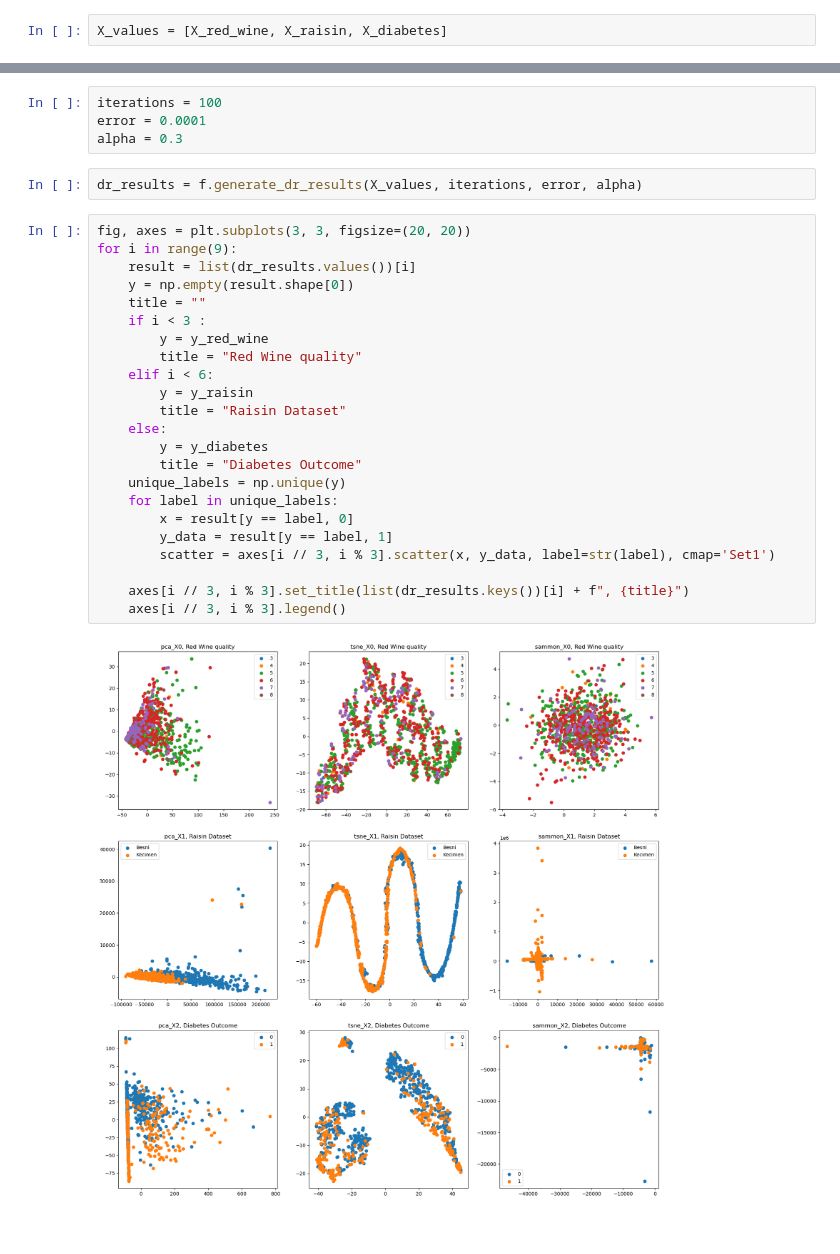
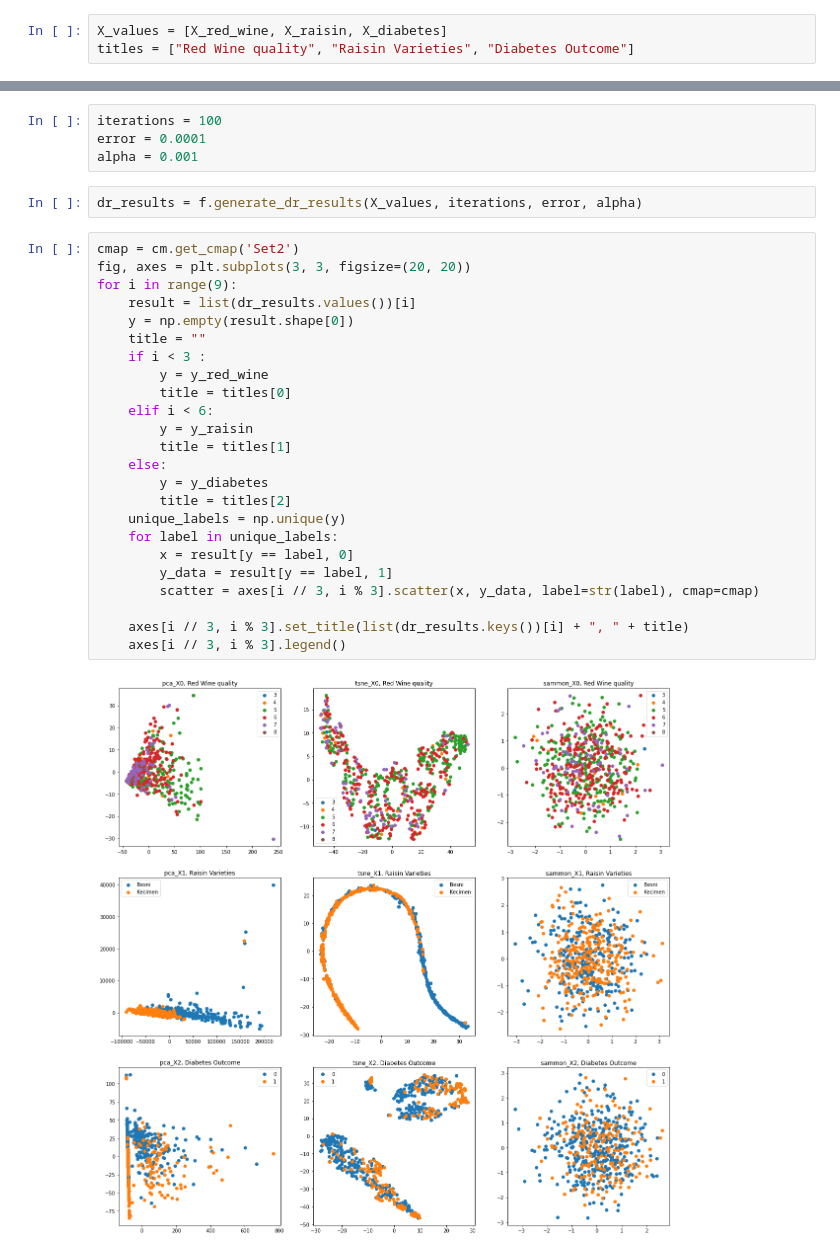
Before and after one commit to djolodjolo23/machine_learning_a4, a Jupyter notebook: Exercise3_new.ipynb, the cells around one changed output, grey strips where cells are left out. Drawn from its saved outputs; the diff is of its cells as text.

```diff
--- a/Exercise3_new.ipynb
+++ b/Exercise3_new.ipynb
@@ -16,5 +16,6 @@ X_diabetes = diabetes.drop('Outcome', axis=1).to_numpy()
 y_diabetes = diabetes['Outcome'].to_numpy()
 # %%
 X_values = [X_red_wine, X_raisin, X_diabetes]
+titles = ["Red Wine quality", "Raisin Varieties", "Diabetes Outcome"]
 # %%
 import matplotlib.pyplot as plt
@@ -23,31 +25,32 @@ import Functions as f
 # %%
 iterations = 100
 error = 0.0001
-alpha = 0.3
+alpha = 0.001
 # %%
 dr_results = f.generate_dr_results(X_values, iterations, error, alpha)
 # %%
+cmap = cm.get_cmap('Set2')
 fig, axes = plt.subplots(3, 3, figsize=(20, 20))
 for i in range(9):
     result = list(dr_results.values())[i]
     y = np.empty(result.shape[0])
     title = ""
     if i < 3 :
         y = y_red_wine
-        title = "Red Wine quality"
+        title = titles[0]
     elif i < 6:
         y = y_raisin
-        title = "Raisin Dataset"
+        title = titles[1]
     else:
         y = y_diabetes
-        title = "Diabetes Outcome"
+        title = titles[2]
     unique_labels = np.unique(y)
     for label in unique_labels:
         x = result[y == label, 0]
         y_data = result[y == label, 1]
-        scatter = axes[i // 3, i % 3].scatter(x, y_data, label=str(label), cmap='Set1')
+        scatter = axes[i // 3, i % 3].scatter(x, y_data, label=str(label), cmap=cmap)
 
-    axes[i // 3, i % 3].set_title(list(dr_results.keys())[i] + f", {title}")
+    axes[i // 3, i % 3].set_title(list(dr_results.keys())[i] + ", " + title)
     axes[i // 3, i % 3].legend()
 # %% [output]
-[figure, old version]
+[figure, new version]
```
Also changed, not shown: parts of 5 cells of this notebook, 2 other files.
